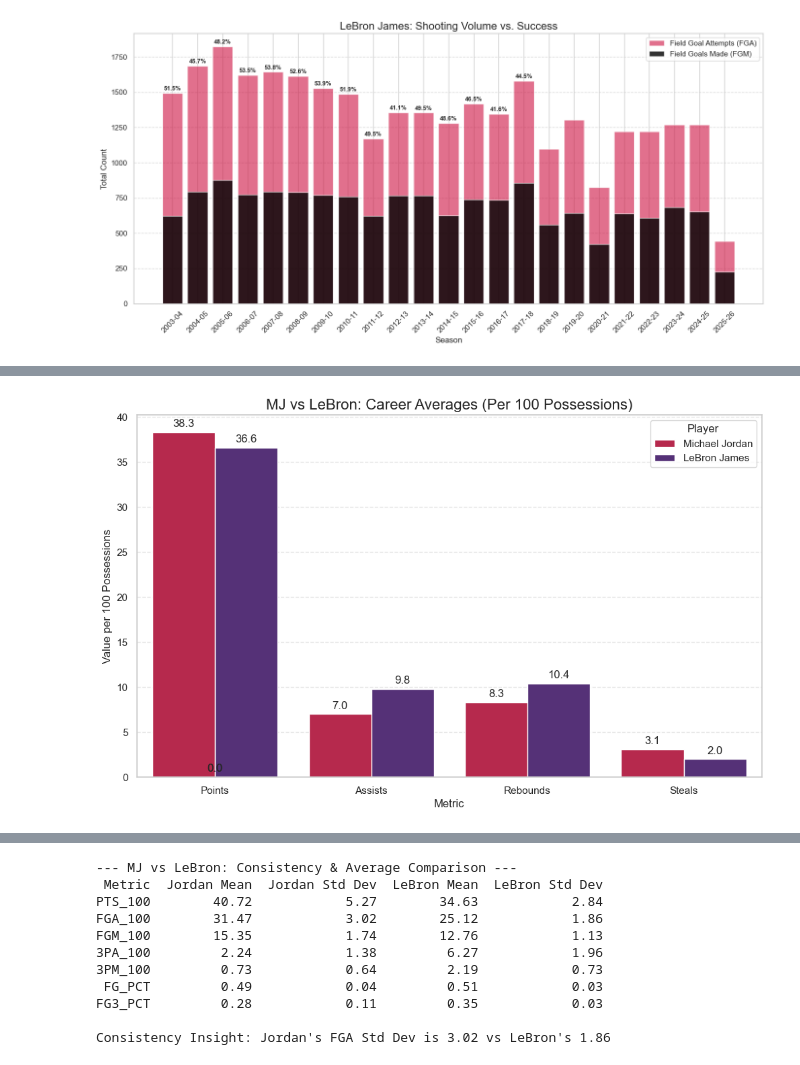
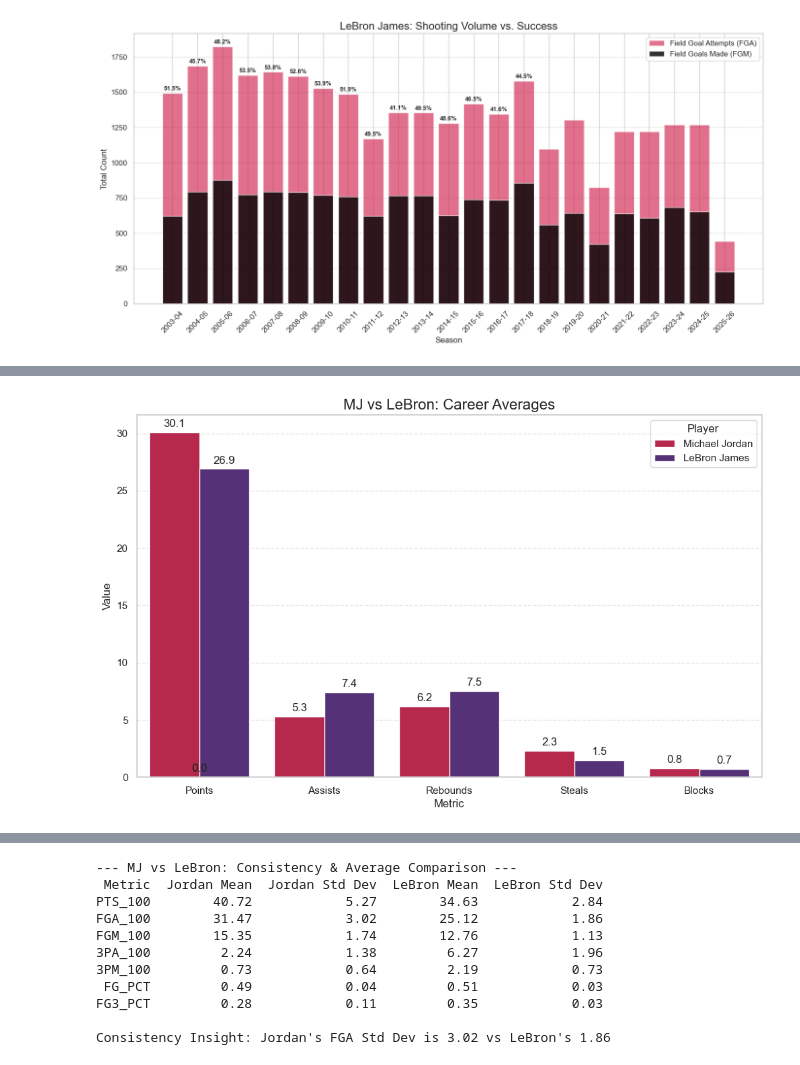
Before and after one commit to Jtambwe7305/mj-vs-lbj-nba-analysis-ai-help, a Jupyter notebook: Goat_comparison.ipynb, the cells around one changed output, grey strips where cells are left out. Cells and saved outputs as stored; diff of their text form; code cells hidden in the pictures.

```diff
--- a/Goat_comparison.ipynb
+++ b/Goat_comparison.ipynb
@@ -93,17 +63,0 @@ print(df_final[['PLAYER', 'SEASON_ID', 'PTS_PER_36']].head())
-# %%
-# Set a professional style
-sns.set_theme(style="whitegrid")
-plt.figure(figsize=(12, 6))
-
-# Create the line plot
-# We use 'SEASON_ID' or an index for the X-axis to align Year 1 vs Year 1
-sns.lineplot(data=df_final, x=df_final.index, y='PTS_PER_36', hue='PLAYER',
-             marker='o', linewidth=2.5)
-
-plt.title('The Scoring Peak: MJ vs. LeBron (Points Per 36 Minutes)', fontsize=15)
-plt.xlabel('Season Number in Career', fontsize=12)
-plt.ylabel('Scoring Per 36 Minutes', fontsize=12)
-plt.legend(title='Legend')
-
-# Optional: Highlight MJ's retirement years if they appear as gaps
-plt.show()
@@ -377,31 +166,31 @@ SEASON_ID   FGM_100   FGA_100  FG_PCT
 # %%
 # Assuming you've already pulled the data from the previous steps
 # Let's create a summary dataframe for the visual
 compare_data = {
-    'Metric': ['Points', 'Assists', 'Rebounds', 'Steals'],
-    'Michael Jordan': [38.3, 7.0, 8.3, 3.1], # Career Per 100 Averages (Approx)
-    'LeBron James': [36.6, 9.8, 10.4, 2.0]   # Career Per 100 Averages (Approx)
+    'Metric': ['Points', 'Assists', 'Rebounds', 'Steals', 'Blocks'],
+    'Michael Jordan': [30.1, 5.3, 6.2, 2.3, 0.8],
+    'LeBron James': [26.9, 7.4, 7.5, 1.5, 0.7]
 }
 
 df_compare = pd.DataFrame(compare_data).melt(id_vars='Metric', var_name='Player', value_name='Value')
 
 # Plotting
 plt.figure(figsize=(12, 7))
 sns.barplot(data=df_compare, x='Metric', y='Value', hue='Player', palette=['#CE1141', '#552583'])
 
-plt.title('MJ vs LeBron: Career Averages (Per 100 Possessions)', fontsize=16)
-plt.ylabel('Value per 100 Possessions')
+plt.title('MJ vs LeBron: Career Averages', fontsize=16)
+plt.ylabel('Value')
 plt.grid(axis='y', linestyle='--', alpha=0.5)
 
 # Adding the exact numbers on top of the bars
 for p in plt.gca().patches:
     plt.gca().annotate(f'{p.get_height():.1f}',
                    (p.get_x() + p.get_width() / 2., p.get_height()),
                    ha = 'center', va = 'center',
                    xytext = (0, 9),
                    textcoords = 'offset points')
 
 plt.show()
 # %% [output]
-[figure, old version]
+[figure, new version]
 # %%
```
Also changed, not shown: parts of 11 cells of this notebook, 1 other file.
